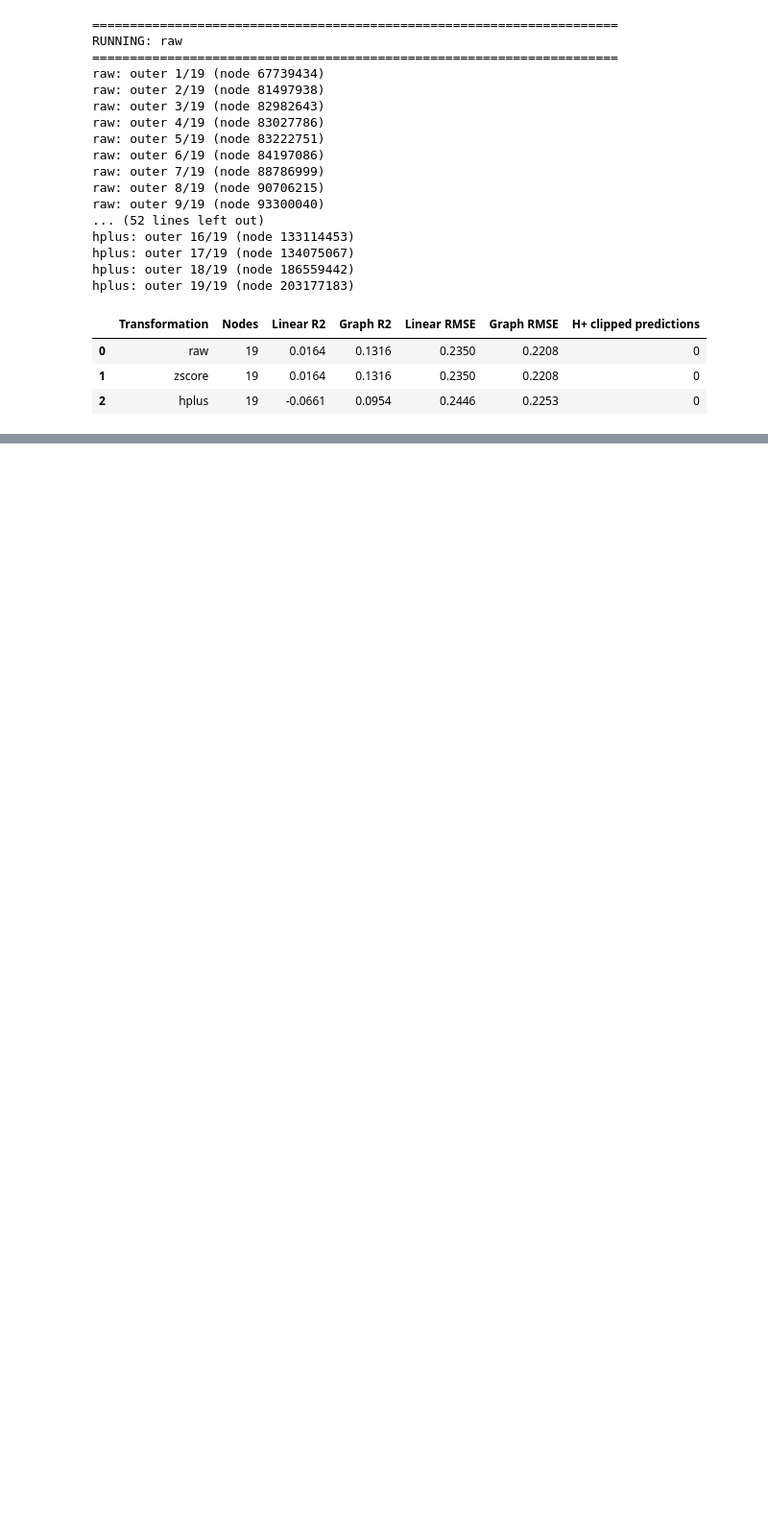
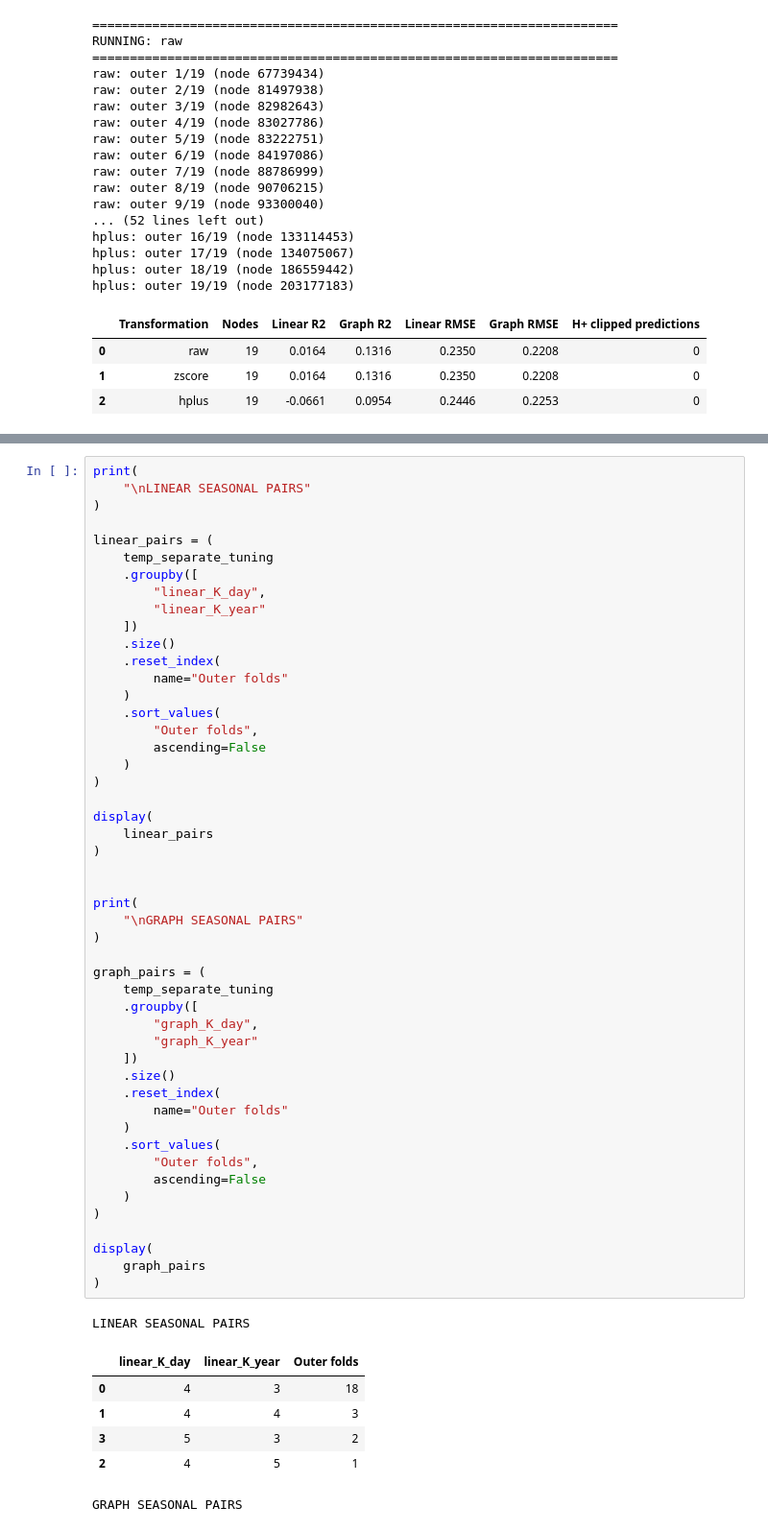
Before and after one commit to andrewc156/rivernets, a Jupyter notebook: largest_uncompressed_laplacian.ipynb, the cells around one changed output, grey strips where cells are left out. Shown at 96% size. Saved outputs shown, nothing was run; the diff lists cells and outputs as text; blank space fills up the shorter version.

```diff
--- a/largest_uncompressed_laplacian.ipynb
+++ b/largest_uncompressed_laplacian.ipynb
@@ -10442,0 +12731,57 @@ hplus: outer 19/19 (node 203177183)
+# %%
+print(
+    "\nLINEAR SEASONAL PAIRS"
+)
+
+linear_pairs = (
+    temp_separate_tuning
+    .groupby([
+        "linear_K_day",
+        "linear_K_year"
+    ])
+    .size()
+    .reset_index(
+        name="Outer folds"
+    )
+    .sort_values(
+        "Outer folds",
+        ascending=False
+    )
+)
+
+display(
+    linear_pairs
+)
+
+
+print(
+    "\nGRAPH SEASONAL PAIRS"
+)
+
+graph_pairs = (
+    temp_separate_tuning
+    .groupby([
+        "graph_K_day",
+        "graph_K_year"
+    ])
+    .size()
+    .reset_index(
+        name="Outer folds"
+    )
+    .sort_values(
+        "Outer folds",
+        ascending=False
+    )
+)
+
+display(
+    graph_pairs
+)
+# %% [output]
+LINEAR SEASONAL PAIRS
+|  | linear_K_day | linear_K_year | Outer folds |
+| 0 | 4 | 3 | 18 |
+| 1 | 4 | 4 | 3 |
+| 3 | 5 | 3 | 2 |
+| 2 | 4 | 5 | 1 |
+GRAPH SEASONAL PAIRS
```
Also changed, not shown: parts of 31 cells of this notebook.
